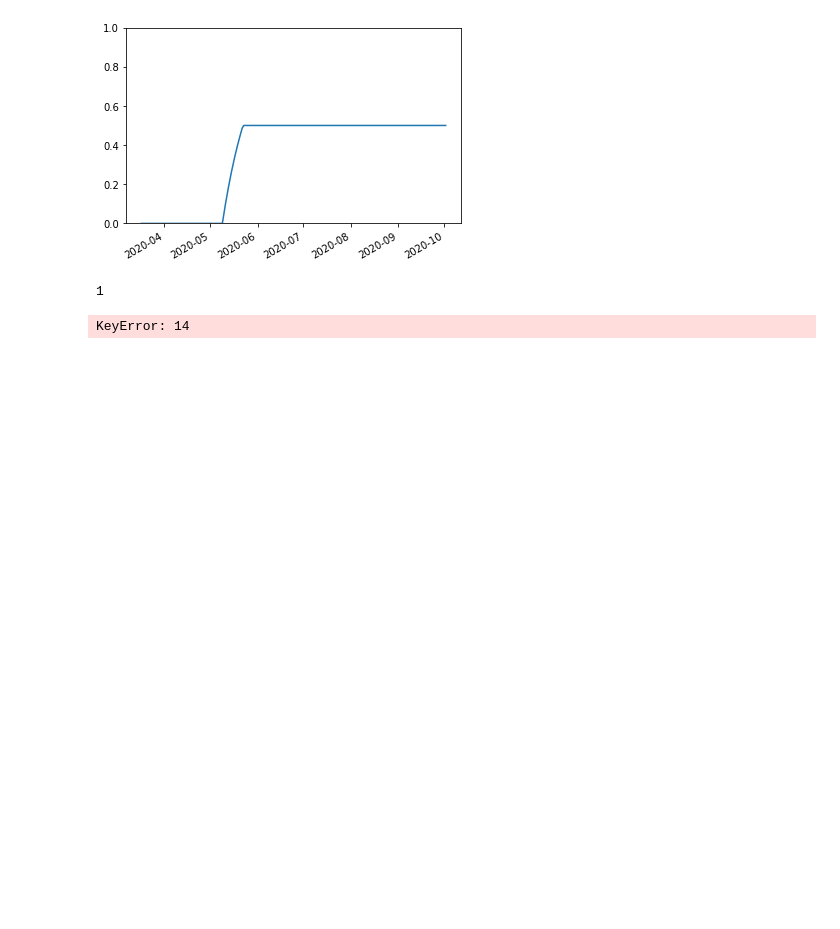
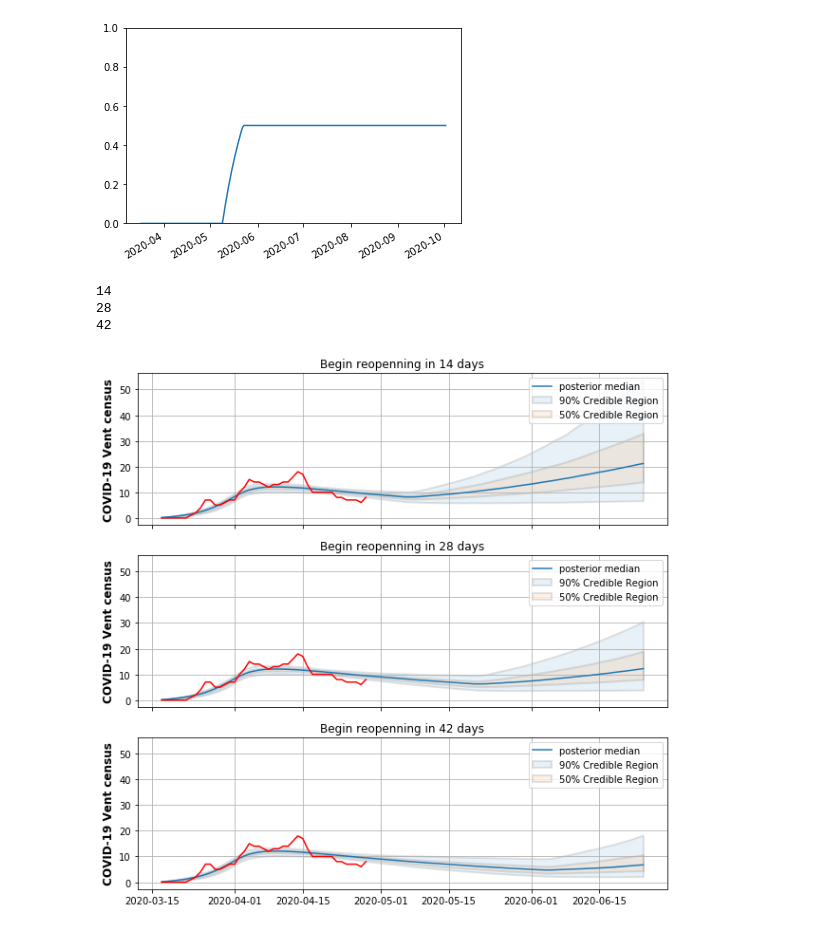
Before and after one commit to Big-Life-Lab/chime_sims-1, a Jupyter notebook: notebooks/Reopening_OTT.ipynb, the cells around one changed output. Drawn from its saved outputs; the diff is of its cells as text; code cells hidden in the pictures; blank space fills up the shorter version.

Commit message:
[Bug] fix syntax error in sd_max

```diff
--- a/notebooks/Reopening_OTT.ipynb
+++ b/notebooks/Reopening_OTT.ipynb
@@ -142,36 +142,38 @@ for reopen_on in reopen_on_days:
     idx_samples = np.random.choice([i for i in df.index], 4000)
     for param_col in idx_samples:
         p_df = ddf[['index', param_col]].rename(columns={'index': 'param', param_col: 'val'})
-        sim = SIR_from_params(p_df, sd_max=)
+        sim = SIR_from_params(p_df, sd_max=0.86)
         sims.append(sim)
     df_reopen = pd.DataFrame(sims)
     reopen_sims[reopen_on] = df_reopen
     print(reopen_on)
 # %% [output]
-1
+14
+28
+42
 # %%
 def plt_vent(df, howfar, ax):
     arrs = np.stack([df.arr.iloc[i] for i in range(df.shape[0])])
     arrq = np.quantile(arrs, axis = 0, q = [.05, .25, .5, .75, .95])
 
     dates = pd.date_range(f'{first_day}',
         periods=howfar, freq='d')
     plt_predictive_panel(arrq, 5, "COVID-19 Vent census", dates, howfar,  ax)
     axx.plot_date(dates[:census_ts.vent.shape[0]], census_ts.vent, '-',
                color = "red",
                label = "observed")
     axx.axhline(y=vent_capacity, color='k', ls='--', label = "vent capacity")
 
 
 reopen_on_days = [14,28,42]
 fig, ax = plt.subplots(figsize=(10, 10), ncols=1, nrows=len(reopen_on_days), sharex=True, sharey=True)
 for i, reopen_on in enumerate(reopen_on_days):
     axx = ax[i]
-    plt_vent(reopen_sims[reopen_on], 100, axx)
-    axx.set_title(f"Begin reopenning in {reopen_on} days")
+    plt_vent(reopen_sims[reopen_on], 200, axx)
+    axx.set_title(f"Begin reopening in {reopen_on} days")
 plt.show()
 # %% [output]
-KeyError: 14
+[figure, added]
 # %%
 plt_predictive(200, df = df_reopen)
 # %% [output]
```
Also changed, not shown: parts of 1 cell of this notebook, 1 other file.
